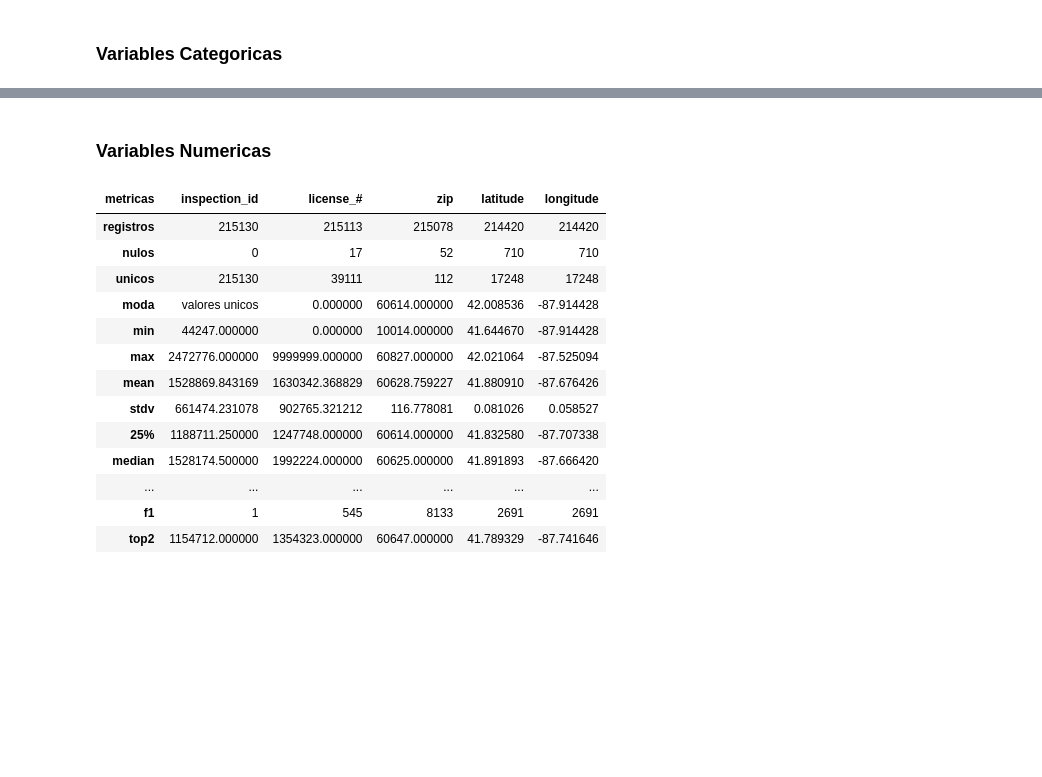
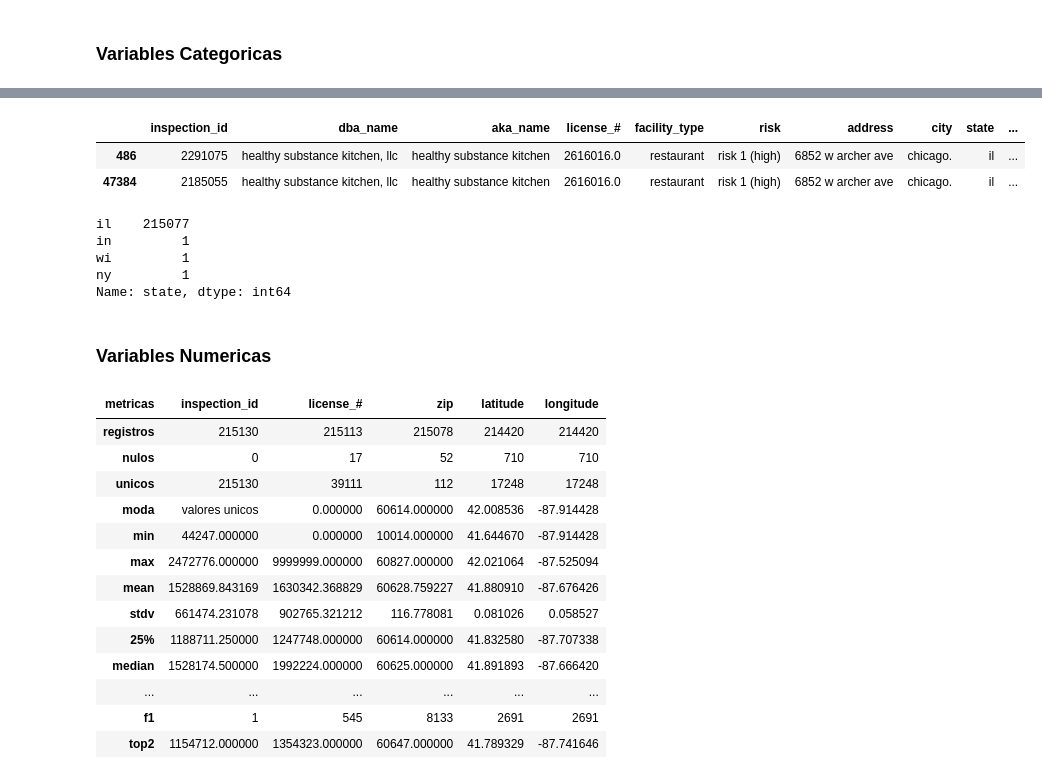
Before and after one commit to AnaTorresR/DPA-ADEI, a Jupyter notebook: notebooks/eda/EDA_Food_Inspections.ipynb, the cells around one changed output, grey strips where cells are left out. Saved outputs shown, nothing was run; the diff lists cells and outputs as text; code cells hidden in the pictures; blank space fills up the shorter version.

```diff
--- a/notebooks/eda/EDA_Food_Inspections.ipynb
+++ b/notebooks/eda/EDA_Food_Inspections.ipynb
@@ -217,3 +253,17 @@ data_profiling_categ(df_food,dicVar['str_var'][1])
+# %%
+df_food[df_food["city"]=="chicago."]
+# %% [output]
+|  | inspection_id | dba_name | aka_name | license_# | facility_type | risk | address | city | state | ... |
+| 486 | 2291075 | healthy substance kitchen, llc | healthy substance kitchen | 2616016.0 | restaurant | risk 1 (high) | 6852 w archer ave | chicago. | il | ... |
+| 47384 | 2185055 | healthy substance kitchen, llc | healthy substance kitchen | 2616016.0 | restaurant | risk 1 (high) | 6852 w archer ave | chicago. | il | ... |
+# %%
+df_food.state.value_counts()
+# %% [output]
+il    215077
+in         1
+wi         1
+ny         1
+Name: state, dtype: int64
 # %% [markdown]
 ### Variables Numericas
 # %%
```
Also changed, not shown: parts of 16 cells of this notebook, 1 other file.
